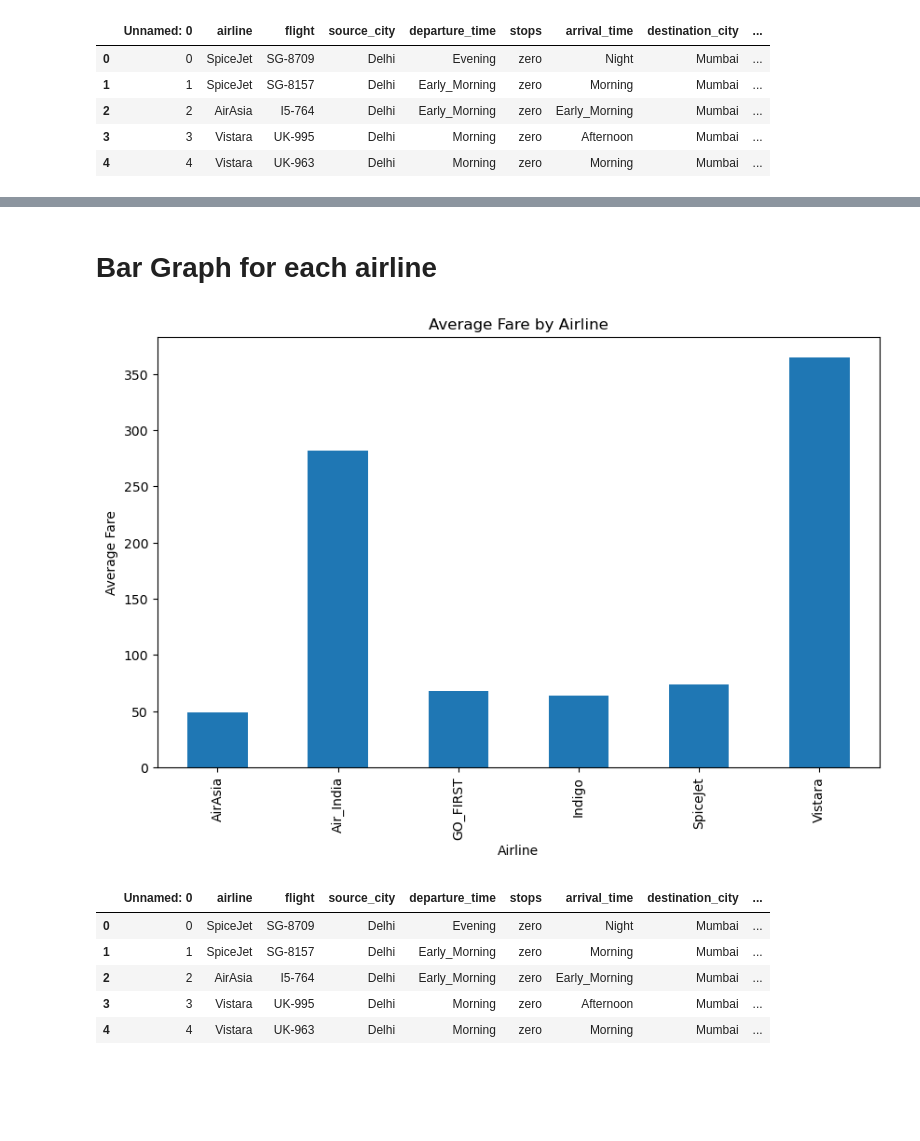
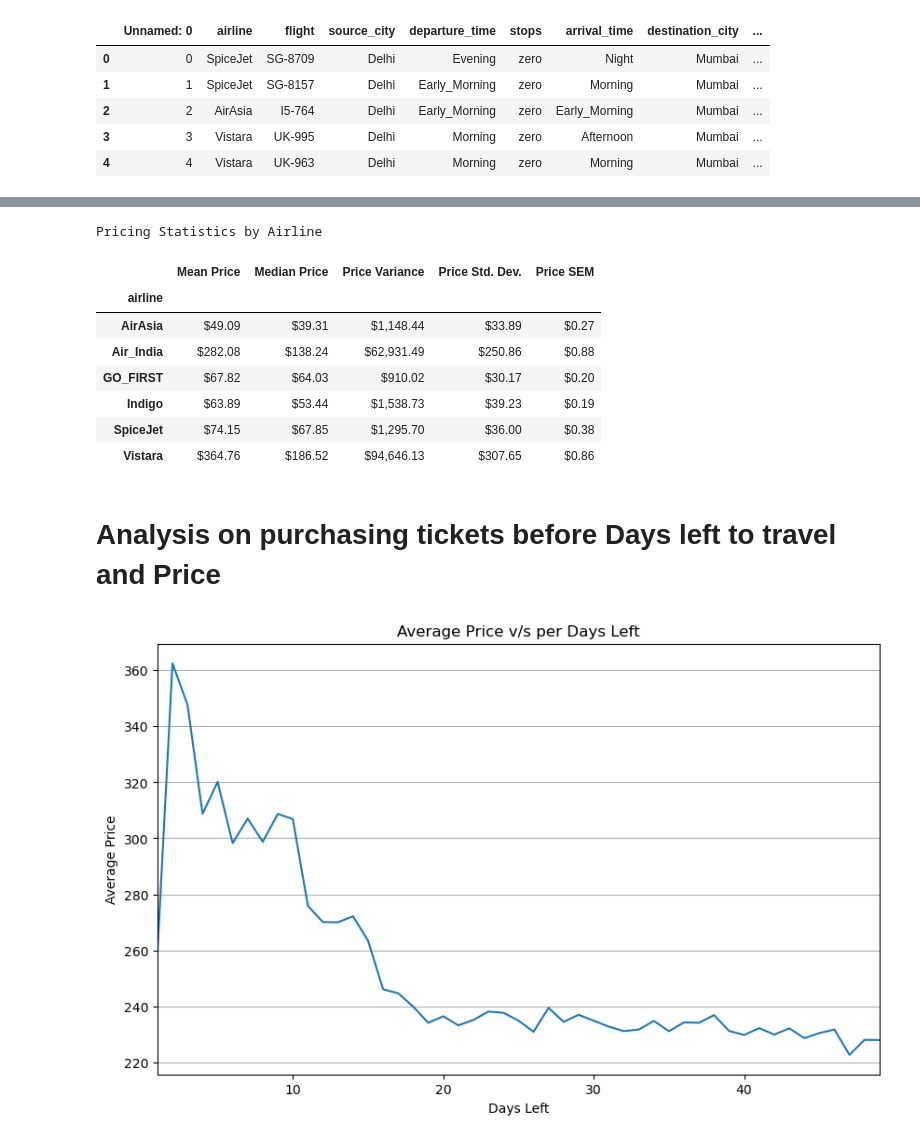
Before and after one commit to kristinadubei/group_project1, a Jupyter notebook: NC_analysis.ipynb, the cells around one changed output, grey strips where cells are left out. Drawn from its saved outputs; the diff is of its cells as text; code cells hidden in the pictures; blank space fills up the shorter version.

```diff
--- a/NC_analysis.ipynb
+++ b/NC_analysis.ipynb
@@ -43,22 +102,50 @@ The airline company with the lowest average fare: AirAsia
+# %%
+# statistics for the airline vs 'price' column
+
+price_stats = flight_df.groupby("airline")['price_USD']
+price_df = pd.DataFrame({
+    'Mean Price': price_stats.mean(),
+    'Median Price':price_stats.median(),
+    'Price Variance': price_stats.var(),
+    'Price Std. Dev.': price_stats.std(),
+    'Price SEM': price_stats.sem()
+
+})
+
+# Formatting
+price_df["Mean Price"] = price_df["Mean Price"].map("${:,.2f}".format)
+price_df["Median Price"] = price_df["Median Price"].map("${:,.2f}".format)
+price_df["Price Variance"] = price_df["Price Variance"].map("${:,.2f}".format)
+price_df["Price Std. Dev."] = price_df["Price Std. Dev."].map("${:,.2f}".format)
+price_df["Price SEM"] = price_df["Price SEM"].map("${:,.2f}".format)
+
+# Print the calculated statistics for price
+print("Pricing Statistics by Airline")
+price_df
+# %% [output]
+Pricing Statistics by Airline
+|  | Mean Price | Median Price | Price Variance | Price Std. Dev. | Price SEM |
+| airline |  |  |  |  |  |
+| AirAsia | $49.09 | $39.31 | $1,148.44 | $33.89 | $0.27 |
+| Air_India | $282.08 | $138.24 | $62,931.49 | $250.86 | $0.88 |
+| GO_FIRST | $67.82 | $64.03 | $910.02 | $30.17 | $0.20 |
+| Indigo | $63.89 | $53.44 | $1,538.73 | $39.23 | $0.19 |
+| SpiceJet | $74.15 | $67.85 | $1,295.70 | $36.00 | $0.38 |
+| Vistara | $364.76 | $186.52 | $94,646.13 | $307.65 | $0.86 |
 # %% [markdown]
-# **Bar Graph for each airline**
+# **Analysis on purchasing tickets before Days left to travel and Price**
 # %%
-# Bar Plot
-average_fare.plot(kind="bar", figsize=(10, 6))
-plt.title("Average Fare by Airline")
-plt.xlabel("Airline")
-plt.ylabel("Average Fare")
-plt.show()
+# Finding out average price for tickets purchase base on days left
+average_price_per_day = flight_df.groupby('days_left')['price_USD'].mean()
+#print(average_price_per_day)
-# %% [output]
-[figure, removed]
 # %%
-# Filter the DataFrame for tickets bought all days before departure
-Days_Departure_df = flight_df[flight_df['days_left'] <= 49]
-Days_Departure_df.head()
+# Plotting Average price based on days left.
+average_price_per_day.plot(kind='line', figsize =(10,6))
+plt.title("Average Price v/s per Days Left")
+plt.xlabel("Days Left")
+plt.ylabel("Average Price")
+plt.xlim(left=1,right=49)
+plt.grid(axis='y')
+plt.show()
 # %% [output]
-|  | Unnamed: 0 | airline | flight | source_city | departure_time | stops | arrival_time | destination_city | ... |
-| 0 | 0 | SpiceJet | SG-8709 | Delhi | Evening | zero | Night | Mumbai | ... |
-| 1 | 1 | SpiceJet | SG-8157 | Delhi | Early_Morning | zero | Morning | Mumbai | ... |
-| 2 | 2 | AirAsia | I5-764 | Delhi | Early_Morning | zero | Early_Morning | Mumbai | ... |
-| 3 | 3 | Vistara | UK-995 | Delhi | Morning | zero | Afternoon | Mumbai | ... |
-| 4 | 4 | Vistara | UK-963 | Delhi | Morning | zero | Morning | Mumbai | ... |
+[figure, added]
```
Also changed, not shown: parts of 14 cells of this notebook.
